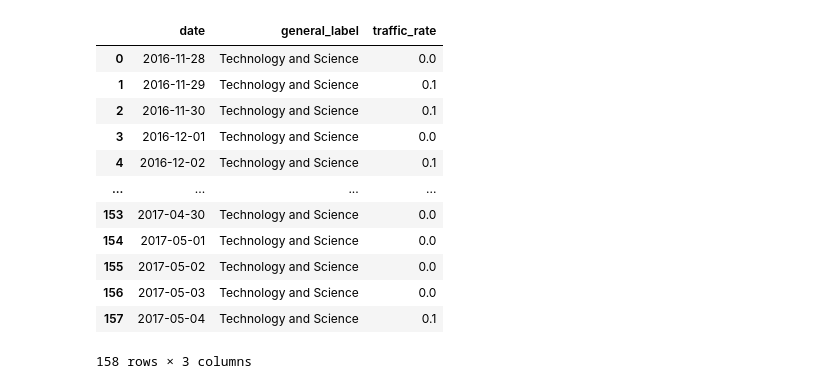
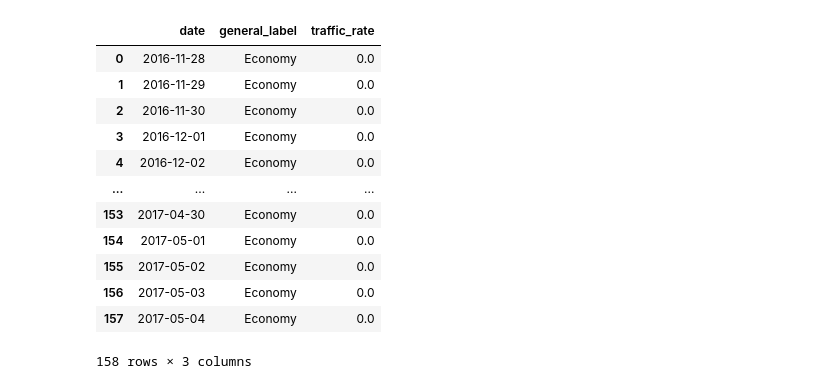
Before and after one commit to MohamedAlkurdi/Trends_prediction_model, a Jupyter notebook: Classification/general_labeled_data_with_relative_traffice_rate_vis.ipynb, the cells around one changed output. Drawn from its saved outputs; the diff is of its cells as text; code cells hidden in the pictures.

```diff
--- a/Classification/general_labeled_data_with_relative_traffice_rate_vis.ipynb
+++ b/Classification/general_labeled_data_with_relative_traffice_rate_vis.ipynb
@@ -11,27 +13,25 @@ country = countries['europe'][2]
 # %%
 #--------general labels with relative traffic rate--------#
-# path = f'./output/regions/north_america_australia/genral_labeled_data_with_relative_traffic_rates/{country}_with_relative_traffic_rates.csv'
-# path = f'./output/regions/africa/genral_labeled_data_with_relative_traffic_rates/{country}_with_relative_traffic_rates.csv'
-# path = f'./output/regions/west_asia/genral_labeled_data_with_relative_traffic_rates/{country}_with_relative_traffic_rates.csv'
-path = f'./output/regions/europe/genral_labeled_data_with_relative_traffic_rates/{country}_with_relative_traffic_rates.csv'
+# path = f'./output/regions/europe/genral_labeled_data_with_relative_traffic_rates/{country}_with_relative_traffic_rates.csv'
+path = f'./output/regions/{region}/genral_labeled_data_with_relative_traffic_rates/{topic}/{country}_with_relative_traffic_rates.csv'
 
 data = pd.read_csv(path)
 
 df = data[['date','general_label','traffic_rate']]
 
 df
 # %% [output]
 |  | date | general_label | traffic_rate |
-| 0 | 2016-11-28 | Technology and Science | 0.0 |
-| 1 | 2016-11-29 | Technology and Science | 0.1 |
-| 2 | 2016-11-30 | Technology and Science | 0.1 |
-| 3 | 2016-12-01 | Technology and Science | 0.0 |
-| 4 | 2016-12-02 | Technology and Science | 0.1 |
+| 0 | 2016-11-28 | Economy | 0.0 |
+| 1 | 2016-11-29 | Economy | 0.0 |
+| 2 | 2016-11-30 | Economy | 0.0 |
+| 3 | 2016-12-01 | Economy | 0.0 |
+| 4 | 2016-12-02 | Economy | 0.0 |
 | ... | ... | ... | ... |
-| 153 | 2017-04-30 | Technology and Science | 0.0 |
-| 154 | 2017-05-01 | Technology and Science | 0.0 |
-| 155 | 2017-05-02 | Technology and Science | 0.0 |
-| 156 | 2017-05-03 | Technology and Science | 0.0 |
-| 157 | 2017-05-04 | Technology and Science | 0.1 |
+| 153 | 2017-04-30 | Economy | 0.0 |
+| 154 | 2017-05-01 | Economy | 0.0 |
+| 155 | 2017-05-02 | Economy | 0.0 |
+| 156 | 2017-05-03 | Economy | 0.0 |
+| 157 | 2017-05-04 | Economy | 0.0 |
 158 rows × 3 columns
 # %%
```
Also changed, not shown: parts of 3 cells of this notebook, 4 other files.
